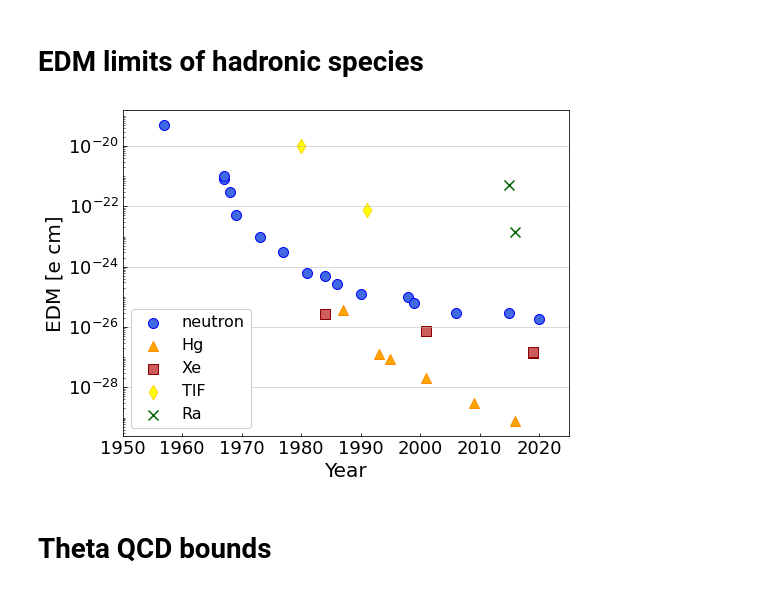
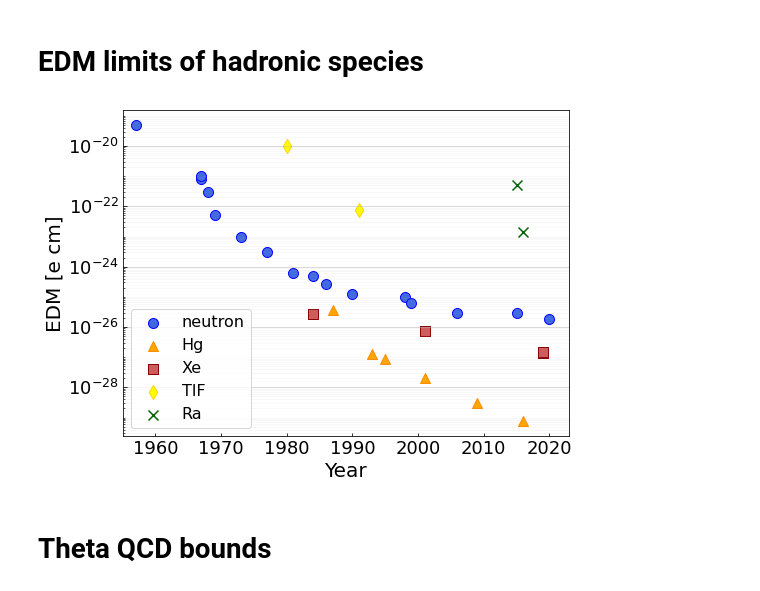
Before and after one commit to Jayich-Lab/EDM-Limits, a Jupyter notebook: EDM Limits.ipynb, the cells around one changed output. Drawn from its saved outputs; the diff is of its cells as text; code cells hidden in the pictures.

```diff
--- a/EDM Limits.ipynb
+++ b/EDM Limits.ipynb
@@ -374,56 +374,63 @@ hg_vals = Plottables(hg_EDMs)
 xe_vals = Plottables(xe_EDMs)
 tlf_vals = Plottables(tlf_EDMs)
 ra_vals = Plottables(ra_EDMs)
+
+
+n_kwargs = {'marker':"o", 'color':"royalblue", 'label':"neutron",
+            's':100, 'edgecolor':"b"}
+hg_kwargs = {'marker':"^", 'color':"orange", 'label':"Hg",
+            's':100, 'edgecolor':"darkorange"}
+xe_kwargs = {'marker':"s", 'color':"indianred", 'label':"Xe",
+            's':100, 'edgecolor':"darkred"}
+tlf_kwargs = {'marker':"d", 'color':"yellow", 'label':"TlF",
+            's':100, 'edgecolor':"gold"}
+ra_kwargs = {'marker':"x", 'color':"darkgreen", 'label':"Ra",
+            's':100}
+
+year_i = 1955
+year_f = 2023
+
+ma_alpha = 0.6
+mi_alpha = 0.1
 # %% [markdown]
 # EDM limits of hadronic species
 # %%
 fig, ax = plt.subplots(figsize=(8, 6))
 
-n_kwargs = {'marker':"o", 'color':"royalblue", 'label':"neutron",
-            's':100, 'edgecolor':"b"}
+
 ax.scatter(n_vals.years, n_vals.edms, **n_kwargs)
+ax.scatter(hg_vals.years, hg_vals.edms, **hg_kwargs)
+ax.scatter(xe_vals.years, xe_vals.edms, **xe_kwargs)
+ax.scatter(tlf_vals.years, tlf_vals.edms, **tlf_kwargs)
+ax.scatter(ra_vals.years, ra_vals.edms, **ra_kwargs)
 
-hg_kwargs = {'marker':"^", 'color':"orange", 'label':"Hg",
-            's':100, 'edgecolor':"darkorange"}
-ax.scatter(hg_vals.years, hg_vals.edms, **hg_kwargs)
-
-xe_kwargs = {'marker':"s", 'color':"indianred", 'label':"Xe",
-            's':100, 'edgecolor':"darkred"}
-ax.scatter(xe_vals.years, xe_vals.edms, **xe_kwargs)
-
-tlf_kwargs = {'marker':"d", 'color':"yellow", 'label':"TlF",
-            's':100, 'edgecolor':"gold"}
-ax.scatter(tlf_vals.years, tlf_vals.edms, **tlf_kwargs)
-
-ra_kwargs = {'marker':"x", 'color':"darkgreen", 'label':"Ra",
-            's':100}
-ax.scatter(ra_vals.years, ra_vals.edms, **ra_kwargs)
 ax.set_yscale("log")
-ax.set_xlim(1950, 2025)
+ax.set_xlim(year_i, year_f)
 
 locmaj = matplotlib.ticker.LogLocator(base=10.0,  numticks=22)
 ax.yaxis.set_major_locator(locmaj)
 
 ax.tick_params(axis="both", which='both', direction="in", labelsize=18)
-ax.grid(axis='y', which='major', ls='-', alpha=0.6)
+ax.grid(axis='y', which='major', ls='-', alpha=ma_alpha)
+ax.grid(axis='y', which='minor', ls='-', alpha=mi_alpha)
 
 plt.locator_params(axis='y', numticks=10)
 
 locmin = matplotlib.ticker.LogLocator(base=10.0,subs=(0.1, 0.2, 0.3, 0.4, 0.5, 0.6, 0.7, 0.8, 0.9),numticks=12)
 ax.yaxis.set_minor_locator(locmin)
 ax.yaxis.set_minor_formatter(matplotlib.ticker.NullFormatter())
 
 
 fontsize = 20
 ax.set_xlabel("Year", fontsize=fontsize)
 ax.set_ylabel("EDM [e cm]", fontsize=fontsize)
-ax.legend(numpoints=1, fontsize=16, framealpha=1)
+ax.legend(numpoints=1, fontsize=16)#, framealpha=1)
 
 plot_name = "hadronic-edm-limits.png"
 plot_path = os.path.join("plots", plot_name)
 fig.savefig(plot_path, dpi=300, transparent=True, bbox_inches='tight')
 # %% [output]
-[figure, old version]
+[figure, new version]
 # %% [markdown]
 # Theta QCD bounds
 # %%
```
Also changed, not shown: parts of 3 cells of this notebook, 4 other files.
